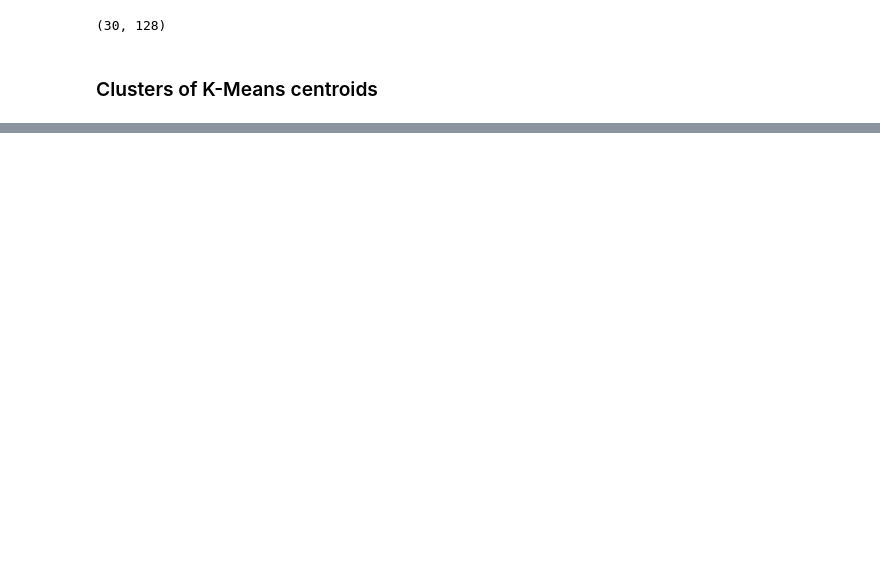
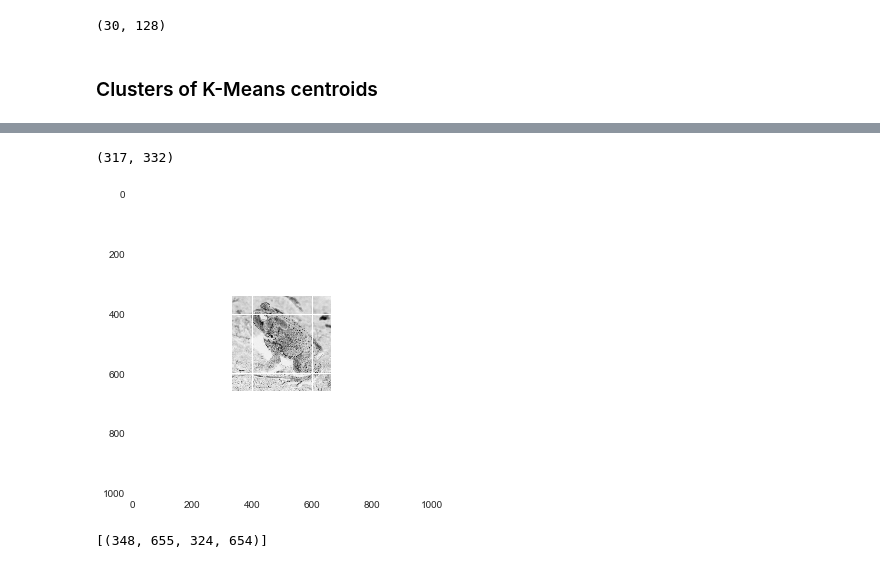
Before and after one commit to themantalope/bag-of-visual-words-example, a Jupyter notebook: notebooks/test_bag_of_visual_words.ipynb, the cells around one changed output, grey strips where cells are left out. Saved outputs shown, nothing was run; the diff lists cells and outputs as text; code cells hidden in the pictures; blank space fills up the shorter version.

```diff
--- a/notebooks/test_bag_of_visual_words.ipynb
+++ b/notebooks/test_bag_of_visual_words.ipynb
@@ -260,0 +402,18 @@ The axisbg attribute was deprecated in version 2.0. Use facecolor instead.
+# %%
+toad_im_to_use.shape
+# %% [output]
+(317, 332)
+# %%
+new_picture = np.zeros((1000,1000), dtype=toad_im_to_use.dtype)
+x_start = int(math.floor(500 - toad_im_to_use.shape[1]/2))
+x_end = x_start + toad_im_to_use.shape[1]
+y_start = int(math.floor(500 - toad_im_to_use.shape[0]/2))
+y_end = y_start + toad_im_to_use.shape[0]
+
+new_picture[y_start:y_end, x_start:x_end] = toad_im_to_use
+# %%
+fig,ax = plt.subplots(1)
+ax.imshow(new_picture)
+plt.show()
+# %% [output]
+[figure, added]
@@ -260,0 +445,4 @@ The axisbg attribute was deprecated in version 2.0. Use facecolor instead.
+# %%
+con
+# %% [output]
+[(348, 655, 324, 654)]
```
Also changed, not shown: parts of 52 cells of this notebook, 5 other files.
